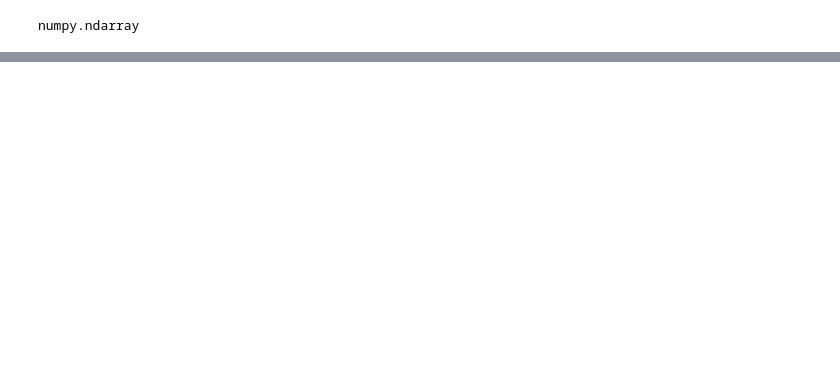
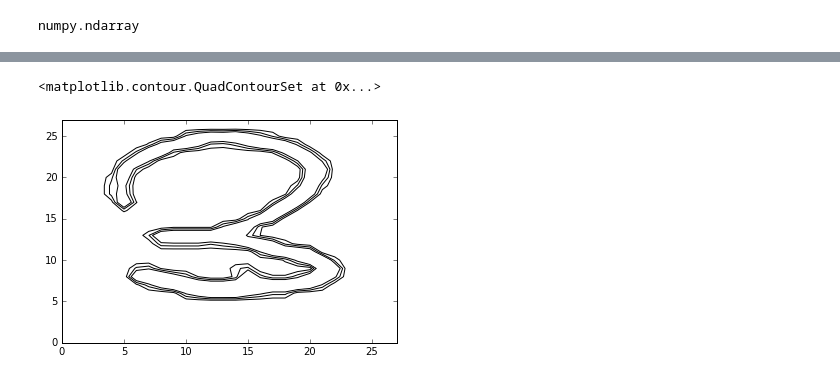
Before and after one commit to mrbazzik/mnist, a Jupyter notebook: Classifying a digit (MNIST).ipynb, the cells around one changed output, grey strips where cells are left out. Saved outputs shown, nothing was run; the diff lists cells and outputs as text; code cells hidden in the pictures; blank space fills up the shorter version.

```diff
--- a/Classifying a digit (MNIST).ipynb
+++ b/Classifying a digit (MNIST).ipynb
@@ -63,0 +72,5 @@ pylab.imshow(np.reshape(X_train_scaled[4,:],(28,28)), cmap="gray", interpolation
+# %%
+pylab.contour(np.reshape(X_train.ix[7,:],(28,28)),cmap='gray', vmin=127, vmax=128)
+# %% [output]
+<matplotlib.contour.QuadContourSet at 0x...>
+[figure, added]
```
Also changed, not shown: parts of 5 cells of this notebook.
